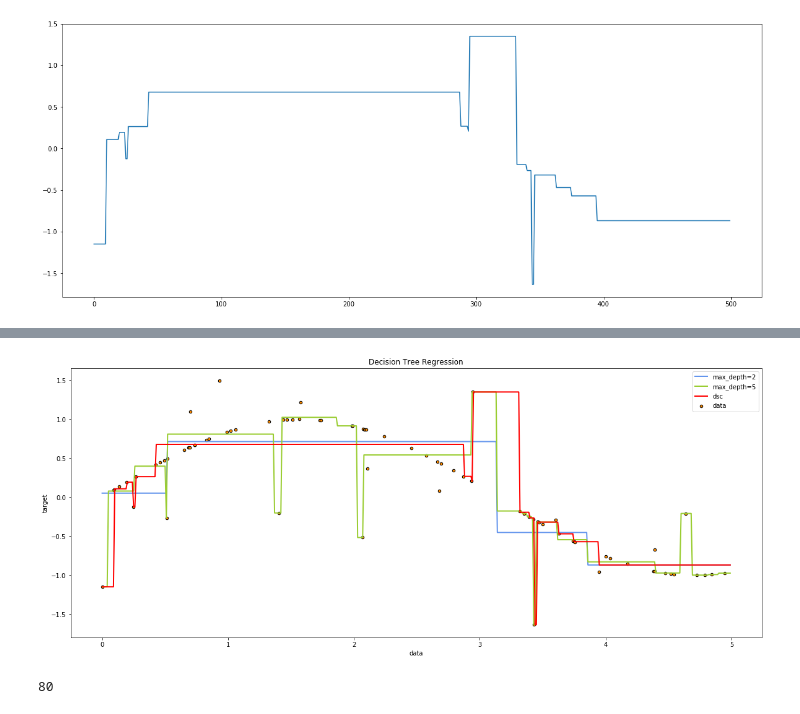
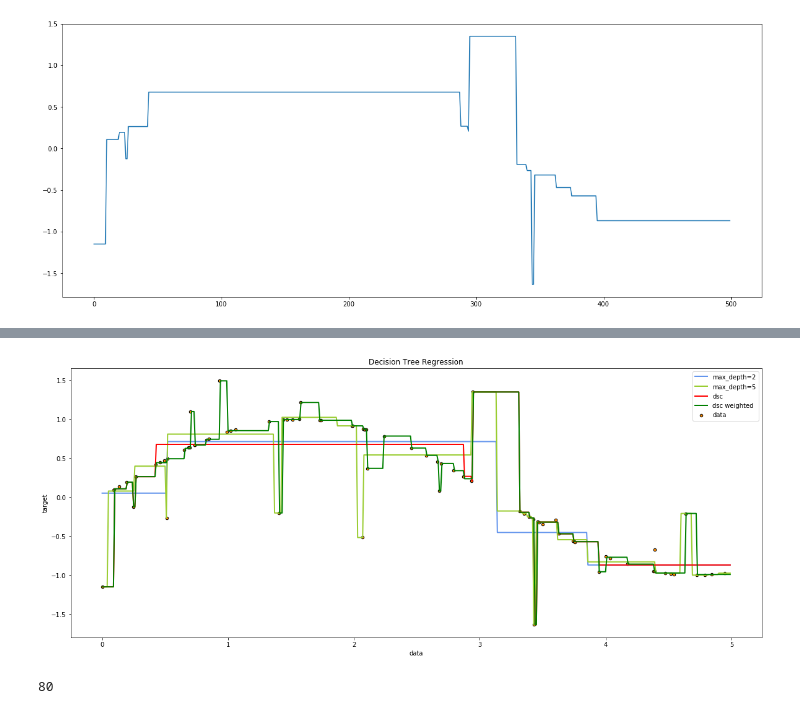
Before and after one commit to shuuchen/dsc_decision_tree, a Jupyter notebook: Test.ipynb, the cells around one changed output, grey strips where cells are left out. Saved outputs shown, nothing was run; the diff lists cells and outputs as text; code cells hidden in the pictures.

Commit message:
add weighted mse

```diff
--- a/Test.ipynb
+++ b/Test.ipynb
@@ -34,12 +34,13 @@ class Node():
 
 class Tree():
 
-    def __init__(self, data, criterion='mse', error_thres=0.1, split_fold_n=10):
+    def __init__(self, data, criterion='mse', error_thres=0.1, split_fold_n=10, weighted=False):
         self.root = Node(data, criterion=criterion)
         self.current_node = self.root
         self.criterion = criterion
         self.error_thres = error_thres
         self.split_fold_n = split_fold_n
+        self.weighted = weighted
 
 
     def split(self):
@@ -68,7 +69,10 @@ class Tree():
                 else:
                     split_error0, split_error1 = Helper.mae(current_y[: split_pos]), Helper.mae(current_y[split_pos:])
 
-                error_gain = current_error - split_error0 - split_error1
+                if self.weighted:
+                    error_gain = current_error - split_error0 * split_pos / len(current_y) - split_error1 * (len(current_y) - split_pos) / len(current_y)
+                else:
+                    error_gain = current_error - split_error0 - split_error1
 
                 if error_gain > current_error_gain:
                     current_split_pos = [i, split_pos]
@@ -143,20 +147,27 @@ if __name__ == '__main__':
     y = np.sin(X).ravel()
     y[::5] += 3 * (0.5 - rng.rand(16))
     y = y.reshape(-1, 1)
-
     data = np.hstack((X, y))
 
+    X_test = np.arange(0.0, 5.0, 0.01)[:, np.newaxis]
+
     tree = Tree(data, criterion='mse', error_thres=0.001)
-
     tree.fit()
-
-    X_test = np.arange(0.0, 5.0, 0.01)[:, np.newaxis]
 
     preds = []
     for i, x in enumerate(X_test):
         tree.current_node = tree.root
         pred = tree.predict(x)
         preds.append(pred)
+
+    tree = Tree(data, criterion='mse', error_thres=0.001, weighted=True)
+    tree.fit()
+
+    preds_w = []
+    for i, x in enumerate(X_test):
+        tree.current_node = tree.root
+        pred = tree.predict(x)
+        preds_w.append(pred)
 # %%
 plt.figure(figsize=(20, 8))
 plt.plot(preds)
@@ -179,34 +196,35 @@ y[::5] += 3 * (0.5 - rng.rand(16))
 
 # Fit regression model
 regr_1 = DecisionTreeRegressor(max_depth=2)
 regr_2 = DecisionTreeRegressor(max_depth=5)
 regr_1.fit(X, y)
 regr_2.fit(X, y)
 
 # Predict
 X_test = np.arange(0.0, 5.0, 0.01)[:, np.newaxis]
 y_1 = regr_1.predict(X_test)
 y_2 = regr_2.predict(X_test)
 
 # Plot the results
 plt.figure(figsize=(20, 8))
 
 plt.scatter(X, y, s=20, edgecolor="black", c="darkorange", label="data")
 
 plt.plot(X_test, y_1, color="cornflowerblue", label="max_depth=2", linewidth=2)
 plt.plot(X_test, y_2, color="yellowgreen", label="max_depth=5", linewidth=2)
 plt.plot(X_test, preds, color="red", label="dsc", linewidth=2)
+plt.plot(X_test, preds_w, color="green", label="dsc weighted", linewidth=2)
 
 plt.xlabel("data")
 plt.ylabel("target")
 
 plt.title("Decision Tree Regression")
 
 plt.legend()
 
 plt.show()
 # %% [output]
-[figure, old version]
+[figure, new version]
 # %%
 len(X)
 # %% [output]
```
Also changed, not shown: parts of 1 cell of this notebook.
